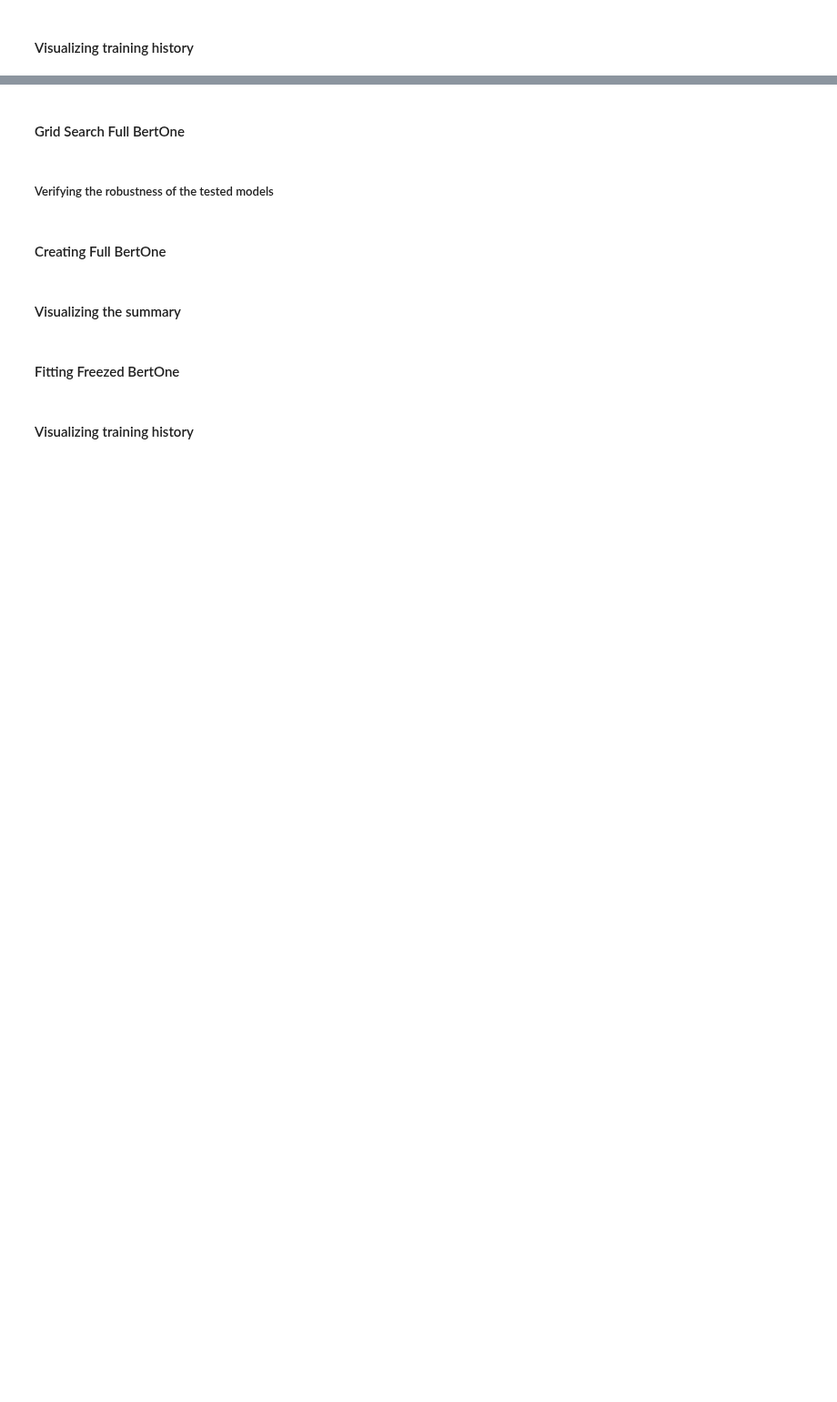
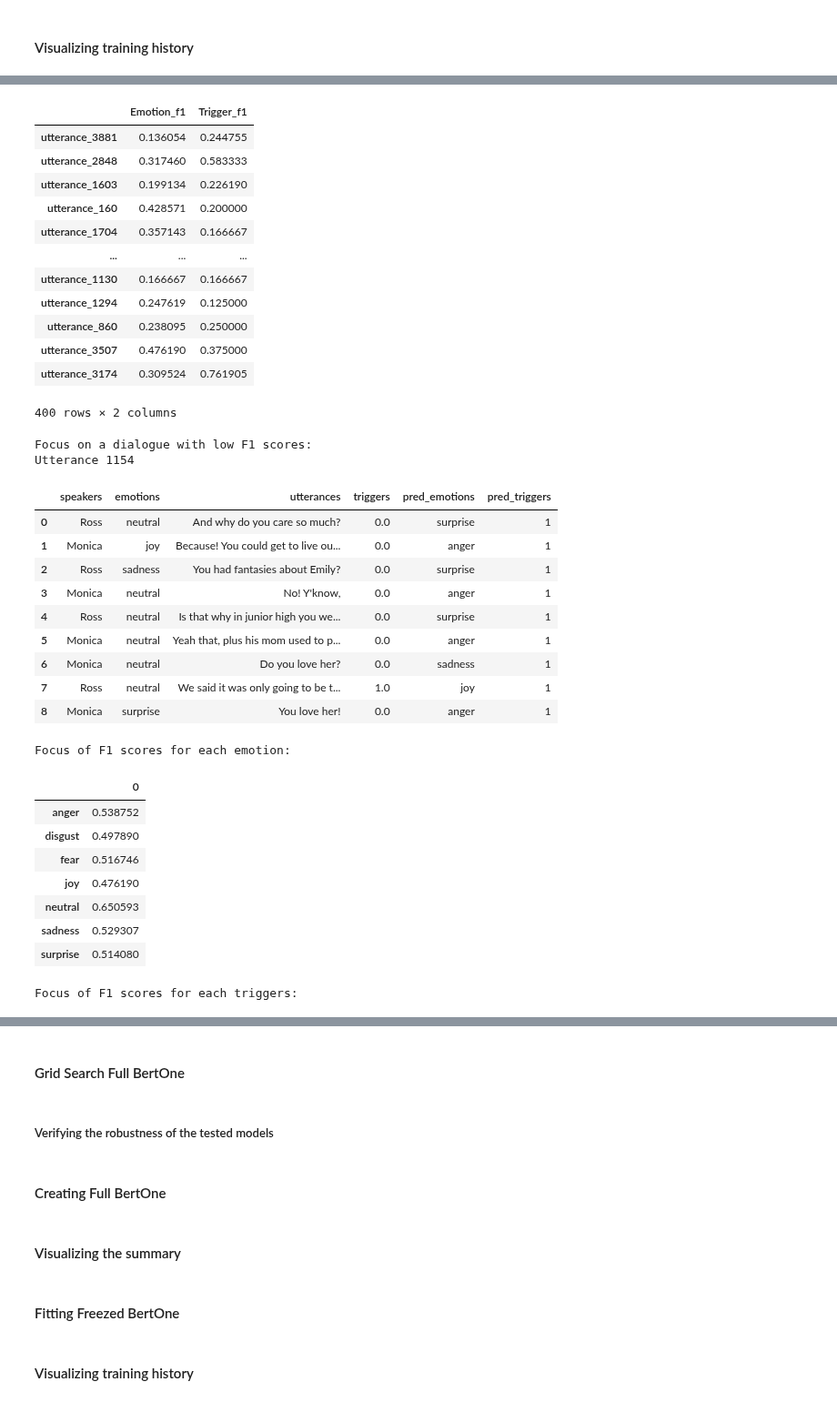
Before and after one commit to GianM0027/NLP-EFR-and-ERD-in-English-Conversations, a Jupyter notebook: main_notebook.ipynb, the cells around one changed output, grey strips where cells are left out. Shown at 91% size. Saved outputs shown, nothing was run; the diff lists cells and outputs as text; code cells hidden in the pictures; blank space fills up the shorter version.

Commit message:
minor changes in DrTorch and added the evaluation of the metrics for the bert based models

```diff
--- a/main_notebook.ipynb
+++ b/main_notebook.ipynb
@@ -795,7 +837,7 @@ def my_logic(param, _):
         return additional_parm
 
 
-if RUN_FREEZED_BERT_GRID_SEARCH:
+if RUN_FREEZED_BERTONE_GRID_SEARCH:
 
     hyperparameters_key_to_save = ['criterion', 'name']
     optimizers = [OptimizerWrapper(torch.optim.Adam, identifier=f'lr={2*(10**(-5))}', optimizer_partial_params={'lr':2*(10**(-5))})]
@@ -891,16 +933,16 @@ if RUN_FREEZED_BERT_GRID_SEARCH:
 # %% [markdown]
 #### Creating Freezed BertOne
 # %%
-torch.manual_seed(42)
-np.random.seed(42)
+torch.manual_seed(SEED)
+np.random.seed(SEED)
 
-freezed_bert = BertOne(bert_model=bert_model,
-                       n_emotions=len(padded_emotions),
-                       n_triggers=len(padded_triggers),
-                       cls_input_size=n_token_per_utterance * BERT_HIDDEN_DIM,
-                       hidden_dim=512,
-                       freeze_bert_weights=True,
-                       name='FreezedBertOne').to(device)
+freezed_bertOne = BertOne(bert_model=bert_model,
+                          n_emotions=len(padded_emotions),
+                          n_triggers=len(padded_triggers),
+                          cls_input_size=n_token_per_utterance * BERT_HIDDEN_DIM,
+                          hidden_dim=512,
+                          freeze_bert_weights=True,
+                          name='FreezedBertOne').to(device)
 # %% [markdown]
 ####   Visualizing Net Structure
 # %%
@@ -1045,0 +1130,24 @@ else:
+# %%
+print('Majority Classifier results\n')
+print(f'{"Metric":<30} {"Score"}')
+print("-" * (30 + len(str(unrolled_emotion_f1_macro))))
+print(f'{"Unrolled emotions F1 scores":<30} {unrolled_emotion_f1_macro}')
+print(f'{"Unrolled triggers F1 scores":<30} {unrolled_emotion_f1_macro}')
+
+print(f'{"AVG emotion F1 score":<30} {f1_macro_per_dialogue_df["Emotion_f1"].mean()}')
+print(f'{"AVG triggers F1 score":<30} {f1_macro_per_dialogue_df["Trigger_f1"].mean()}\n')
+
+print('F1 scores for each dialogue:')
+display(f1_macro_per_dialogue_df)
+
+difficult_dialogue_index = f1_macro_per_dialogue_df.sort_values(by=['Emotion_f1', 'Trigger_f1']).iloc[0].name
+
+print('Focus on a dialogue with low F1 scores:')
+display_dialogue(dataframe=freezed_bertOne_results_df, utterance_id=difficult_dialogue_index)
+
+print('Focus of F1 scores for each emotion:')
+display(pd.DataFrame(unrolled_emotion_f1_per_class, index=EMOTIONS))
+
+print('Focus of F1 scores for each triggers:')
+display(pd.DataFrame(unrolled_triggers_f1_per_class))
+# %% [output]
@@ -1045,0 +1164,35 @@ else:
+|  | Emotion_f1 | Trigger_f1 |
+| utterance_3881 | 0.136054 | 0.244755 |
+| utterance_2848 | 0.317460 | 0.583333 |
+| utterance_1603 | 0.199134 | 0.226190 |
+| utterance_160 | 0.428571 | 0.200000 |
+| utterance_1704 | 0.357143 | 0.166667 |
+| ... | ... | ... |
+| utterance_1130 | 0.166667 | 0.166667 |
+| utterance_1294 | 0.247619 | 0.125000 |
+| utterance_860 | 0.238095 | 0.250000 |
+| utterance_3507 | 0.476190 | 0.375000 |
+| utterance_3174 | 0.309524 | 0.761905 |
+400 rows × 2 columns
+Focus on a dialogue with low F1 scores:
+Utterance 1154
+|  | speakers | emotions | utterances | triggers | pred_emotions | pred_triggers |
+| 0 | Ross | neutral | And why do you care so much? | 0.0 | surprise | 1 |
+| 1 | Monica | joy | Because! You could get to live ou... | 0.0 | anger | 1 |
+| 2 | Ross | sadness | You had fantasies about Emily? | 0.0 | surprise | 1 |
+| 3 | Monica | neutral | No! Y'know, | 0.0 | anger | 1 |
+| 4 | Ross | neutral | Is that why in junior high you we... | 0.0 | surprise | 1 |
+| 5 | Monica | neutral | Yeah that, plus his mom used to p... | 0.0 | anger | 1 |
+| 6 | Monica | neutral | Do you love her? | 0.0 | sadness | 1 |
+| 7 | Ross | neutral | We said it was only going to be t... | 1.0 | joy | 1 |
+| 8 | Monica | surprise | You love her! | 0.0 | anger | 1 |
+Focus of F1 scores for each emotion:
+|  | 0 |
+| anger | 0.538752 |
+| disgust | 0.497890 |
+| fear | 0.516746 |
+| joy | 0.476190 |
+| neutral | 0.650593 |
+| sadness | 0.529307 |
+| surprise | 0.514080 |
+Focus of F1 scores for each triggers:
```
Also changed, not shown: parts of 27 cells of this notebook, 8 other files.
